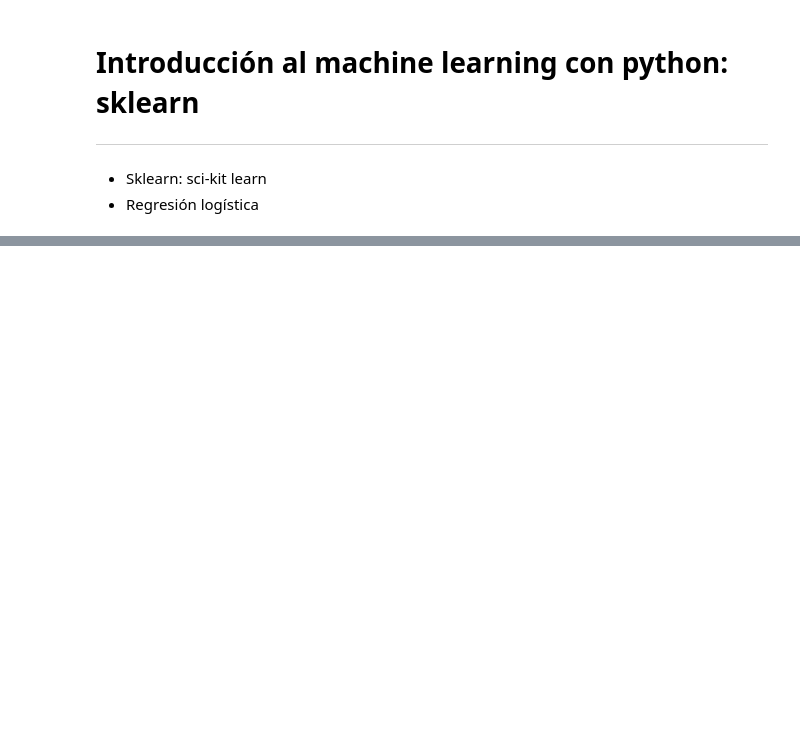
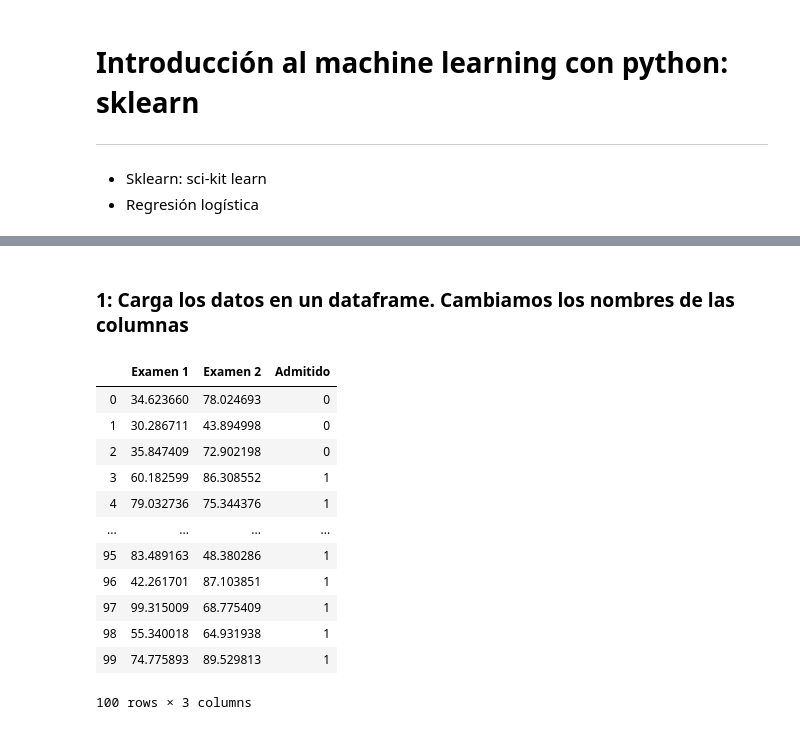
Before and after one commit to bmalcover/MADM2019, a Jupyter notebook: M3_2_Intro sklearn.ipynb, the cells around one changed output, grey strips where cells are left out. Drawn from its saved outputs; the diff is of its cells as text; code cells hidden in the pictures; blank space fills up the shorter version.

```diff
--- a/M3_2_Intro sklearn.ipynb
+++ b/M3_2_Intro sklearn.ipynb
@@ -63,0 +50,22 @@ df.columns = columns
+# %% [markdown]
+### 1: Carga los datos en un dataframe. Cambiamos los nombres de las columnas
+# %%
+path = "data/marks.txt"
+df = pd.read_csv(path, header=None)
+df.columns = ["Examen 1", "Examen 2", "Admitido"]
+
+df
+# %% [output]
+|  | Examen 1 | Examen 2 | Admitido |
+| 0 | 34.623660 | 78.024693 | 0 |
+| 1 | 30.286711 | 43.894998 | 0 |
+| 2 | 35.847409 | 72.902198 | 0 |
+| 3 | 60.182599 | 86.308552 | 1 |
+| 4 | 79.032736 | 75.344376 | 1 |
+| ... | ... | ... | ... |
+| 95 | 83.489163 | 48.380286 | 1 |
+| 96 | 42.261701 | 87.103851 | 1 |
+| 97 | 99.315009 | 68.775409 | 1 |
+| 98 | 55.340018 | 64.931938 | 1 |
+| 99 | 74.775893 | 89.529813 | 1 |
+100 rows × 3 columns
```
Also changed, not shown: parts of 30 cells of this notebook.
